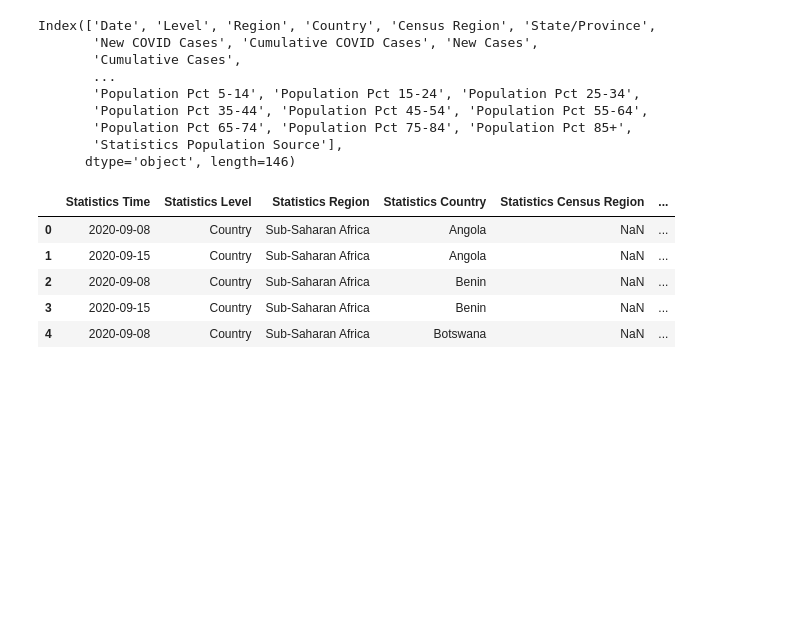
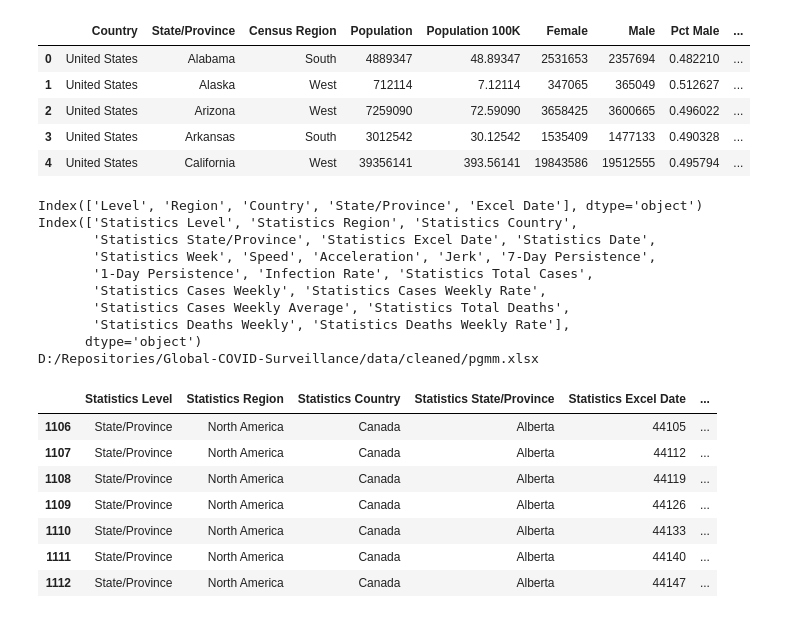
Before and after one commit to janinewhite/Global-COVID-Surveillance, a Jupyter notebook: Cleaned PGMM.ipynb, the cells around one changed output. Cells and saved outputs as stored; diff of their text form; code cells hidden in the pictures; blank space fills up the shorter version.

Commit message:
US data updated

```diff
--- a/Cleaned PGMM.ipynb
+++ b/Cleaned PGMM.ipynb
@@ -15,31 +18,0 @@ pd.set_option('display.max_columns', None)
-# %%
-cleanedFolder = "D:/Repositories/Global-COVID-Surveillance/data/statistics/"
-pgmmFile = cleanedFolder + "pgmm.xlsx"
-pgmm_in = pd.read_excel(pgmmFile)
-print(pgmm_in.columns)
-pgmm_in.rename(columns = {
-    'Date': 'Statistics Time',
-    'Level': 'Statistics Level',
-    'Region': 'Statistics Region',
-    'Country': 'Statistics Country',
-    'Census Region': 'Statistics Census Region',
-    'State/Province': 'Statistics State/Province'
-}, inplace = True)
-
-pgmm_in.head()
-# %% [output]
-Index(['Date', 'Level', 'Region', 'Country', 'Census Region', 'State/Province',
-       'New COVID Cases', 'Cumulative COVID Cases', 'New Cases',
-       'Cumulative Cases',
-       ...
-       'Population Pct 5-14', 'Population Pct 15-24', 'Population Pct 25-34',
-       'Population Pct 35-44', 'Population Pct 45-54', 'Population Pct 55-64',
-       'Population Pct 65-74', 'Population Pct 75-84', 'Population Pct 85+',
-       'Statistics Population Source'],
-      dtype='object', length=146)
-|  | Statistics Time | Statistics Level | Statistics Region | Statistics Country | Statistics Census Region | ... |
-| 0 | 2020-09-08 | Country | Sub-Saharan Africa | Angola | NaN | ... |
-| 1 | 2020-09-15 | Country | Sub-Saharan Africa | Angola | NaN | ... |
-| 2 | 2020-09-08 | Country | Sub-Saharan Africa | Benin | NaN | ... |
-| 3 | 2020-09-15 | Country | Sub-Saharan Africa | Benin | NaN | ... |
-| 4 | 2020-09-08 | Country | Sub-Saharan Africa | Botswana | NaN | ... |
@@ -45,0 +201,13 @@ Index(['Date', 'Level', 'Region', 'Country', 'Census Region', 'State/Province',
+# %%
+us_populations_file = "D:/Repositories/Global-COVID-Surveillance/data/raw/demographics/US Population.xlsx"
+us_populations = pd.read_excel(us_populations_file)
+us_populations["Region"] = "North America"
+us_populations = us_populations.drop(["Population Source"],axis=1)
+us_populations.head()
+# %% [output]
+|  | Country | State/Province | Census Region | Population | Population 100K | Female | Male | Pct Male | ... |
+| 0 | United States | Alabama | South | 4889347 | 48.89347 | 2531653 | 2357694 | 0.482210 | ... |
+| 1 | United States | Alaska | West | 712114 | 7.12114 | 347065 | 365049 | 0.512627 | ... |
+| 2 | United States | Arizona | West | 7259090 | 72.59090 | 3658425 | 3600665 | 0.496022 | ... |
+| 3 | United States | Arkansas | South | 3012542 | 30.12542 | 1535409 | 1477133 | 0.490328 | ... |
+| 4 | United States | California | West | 39356141 | 393.56141 | 19843586 | 19512555 | 0.495794 | ... |
@@ -45,0 +276,36 @@ Index(['Date', 'Level', 'Region', 'Country', 'Census Region', 'State/Province',
+# %%
+# Output cleaned dataset
+pgmm_order = [
+    'Statistics Level', 'Statistics Region', 'Statistics Country', 'Statistics State/Province', 'Statistics Excel Date', 'Statistics Date', 'Statistics Week',
+    'Speed', 'Acceleration', 'Jerk', '7-Day Persistence',
+    '1-Day Persistence', 'Infection Rate',
+    'Statistics Total Cases', 'Statistics Cases Weekly', 'Statistics Cases Weekly Rate',
+    'Statistics Cases Weekly Average',
+    'Statistics Total Deaths', 'Statistics Deaths Weekly', 'Statistics Deaths Weekly Rate',
+]
+pgmm = pgmm[pgmm_order]
+print(pgmm.columns)
+pgmm_file = cleanedFolder + "pgmm.xlsx"
+print(pgmm_file)
+pgmm.to_excel(pgmm_file, index=False)
+
+pgmm.loc[pgmm["Statistics State/Province"]=="Alberta"].head(100)
+# %% [output]
+Index(['Level', 'Region', 'Country', 'State/Province', 'Excel Date'], dtype='object')
+Index(['Statistics Level', 'Statistics Region', 'Statistics Country',
+       'Statistics State/Province', 'Statistics Excel Date', 'Statistics Date',
+       'Statistics Week', 'Speed', 'Acceleration', 'Jerk', '7-Day Persistence',
+       '1-Day Persistence', 'Infection Rate', 'Statistics Total Cases',
+       'Statistics Cases Weekly', 'Statistics Cases Weekly Rate',
+       'Statistics Cases Weekly Average', 'Statistics Total Deaths',
+       'Statistics Deaths Weekly', 'Statistics Deaths Weekly Rate'],
+      dtype='object')
+D:/Repositories/Global-COVID-Surveillance/data/cleaned/pgmm.xlsx
+|  | Statistics Level | Statistics Region | Statistics Country | Statistics State/Province | Statistics Excel Date | ... |
+| 1106 | State/Province | North America | Canada | Alberta | 44105 | ... |
+| 1107 | State/Province | North America | Canada | Alberta | 44112 | ... |
+| 1108 | State/Province | North America | Canada | Alberta | 44119 | ... |
+| 1109 | State/Province | North America | Canada | Alberta | 44126 | ... |
+| 1110 | State/Province | North America | Canada | Alberta | 44133 | ... |
+| 1111 | State/Province | North America | Canada | Alberta | 44140 | ... |
+| 1112 | State/Province | North America | Canada | Alberta | 44147 | ... |
```
Also changed, not shown: parts of 3 cells of this notebook, 15 other files.
